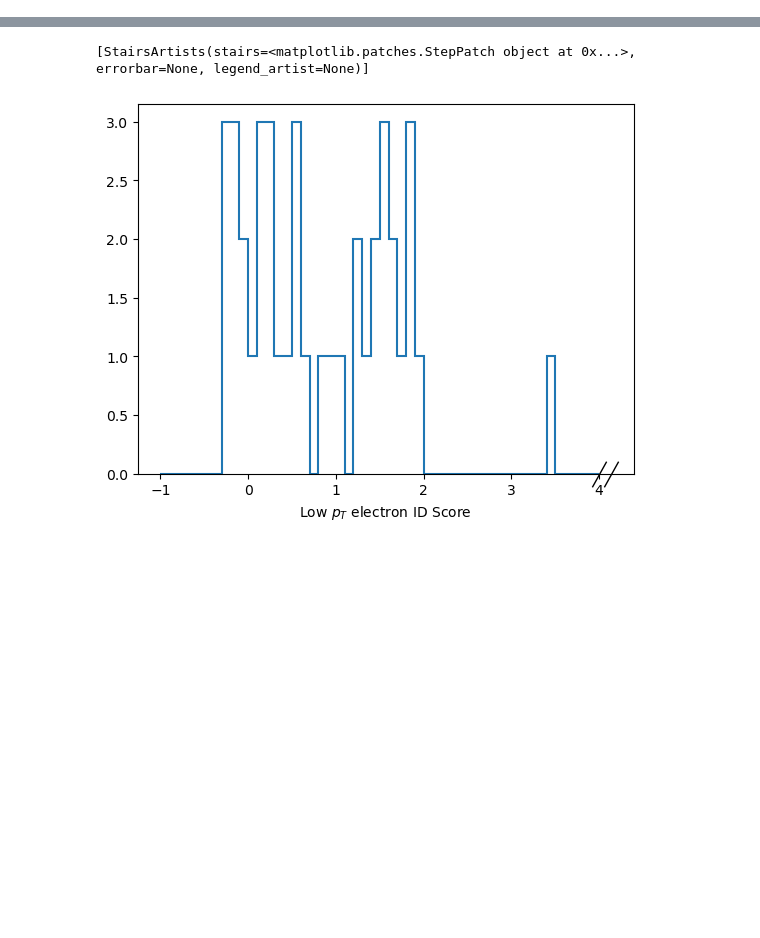
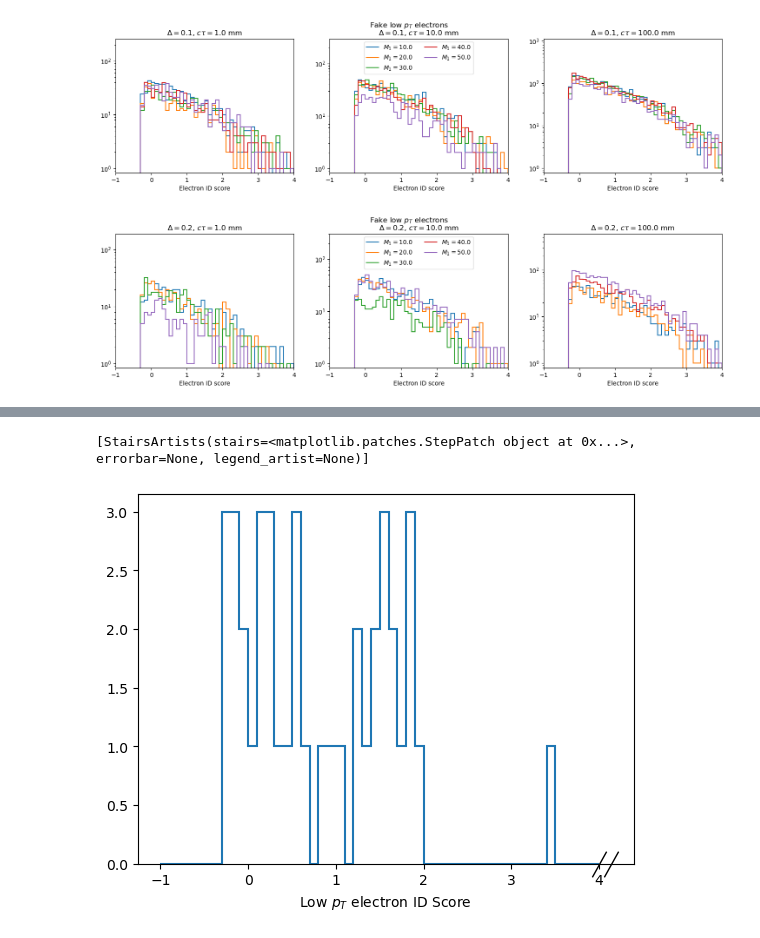
Before and after one commit to liviakong/iDMe, a Jupyter notebook: python_analysis/studies/electronID/histograms.ipynb, the cells around one changed output, grey strips where cells are left out. Saved outputs shown, nothing was run; the diff lists cells and outputs as text; code cells hidden in the pictures; blank space fills up the shorter version.

```diff
--- a/python_analysis/studies/electronID/histograms.ipynb
+++ b/python_analysis/studies/electronID/histograms.ipynb
@@ -0,0 +227,5 @@
+# %%
+plotSignal("fakeLowPtElectron_ID",[-1,4],logy=True,xlabel="Electron ID score",cut="cut0",title=r"Fake low $p_T$ electrons")
+# %% [output]
+[figure, added]
+[figure, added]
```
Also changed, not shown: parts of 13 cells of this notebook, 2 other files.
